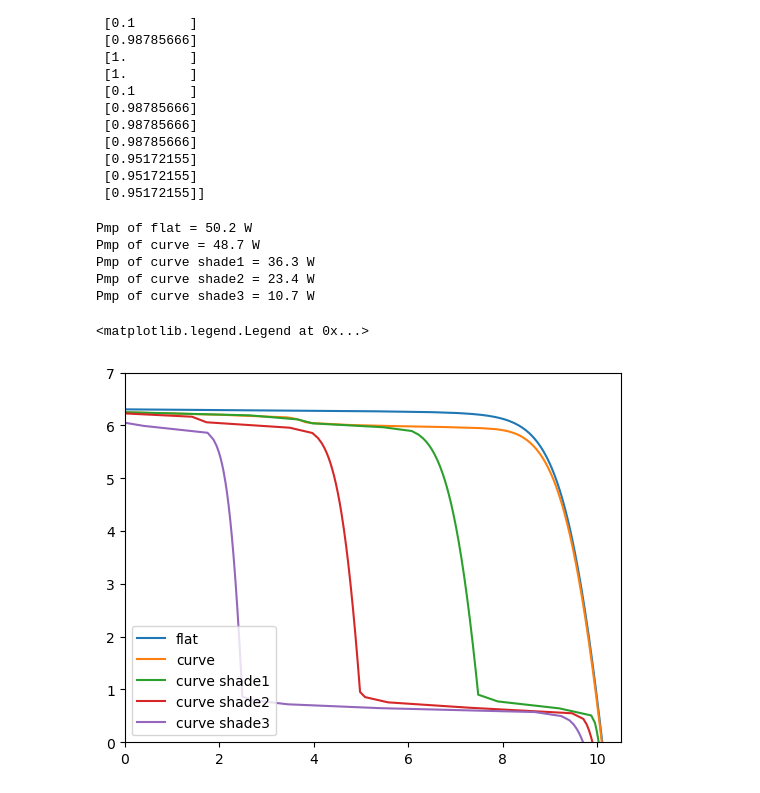
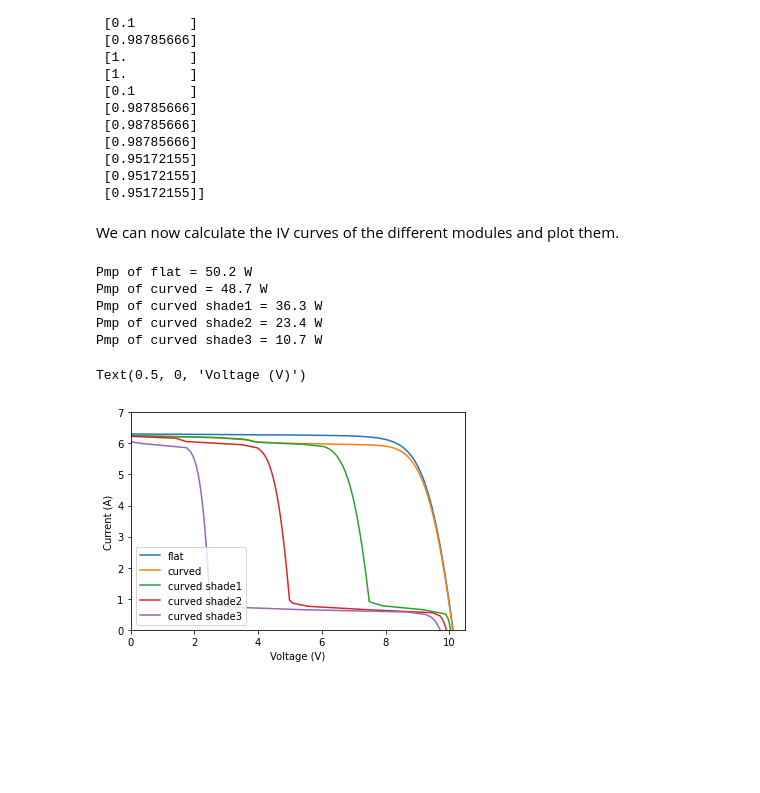
Before and after one commit to martavp/pv-textbook, a Jupyter notebook: Problems/Chapter_11/Problem11.07.ipynb, the cells around one changed output. Drawn from its saved outputs; the diff is of its cells as text; code cells hidden in the pictures; blank space fills up the shorter version.

```diff
--- a/Problems/Chapter_11/Problem11.07.ipynb
+++ b/Problems/Chapter_11/Problem11.07.ipynb
@@ -102,25 +99,29 @@ print(pvmod_curve_shade3.Ee)
  [0.95172155]
  [0.95172155]
  [0.95172155]]
+# %% [markdown]
+We can now calculate the IV curves of the different modules and plot them.
 # %%
 fig, ax = plt.subplots()
 
 list_mods = [pvmod_flat, pvmod_curve, pvmod_curve_shade1, pvmod_curve_shade2, pvmod_curve_shade3]
-list_names_mods = ['flat', 'curve', 'curve shade1', 'curve shade2', 'curve shade3']
+list_names_mods = ['flat', 'curved', 'curved shade1', 'curved shade2', 'curved shade3']
 
 for mod, name_mod in zip(list_mods, list_names_mods):
     ax.plot(mod.Vmod, mod.Imod)
     pmp = pvmm.PVsystem(pvmods=mod, numberStrs=1, numberMods=1).Pmp
     print(f'Pmp of {name_mod} = {pmp:.1f} W')
 
 ax.set_xlim(0, pvmod_curve.numberCells * 0.7)
 ax.set_ylim(0, 7)
 ax.legend(list_names_mods, loc='lower left')
+ax.set_ylabel('Current (A)')
+ax.set_xlabel('Voltage (V)')
 # %% [output]
 Pmp of flat = 50.2 W
-Pmp of curve = 48.7 W
-Pmp of curve shade1 = 36.3 W
-Pmp of curve shade2 = 23.4 W
-Pmp of curve shade3 = 10.7 W
+Pmp of curved = 48.7 W
+Pmp of curved shade1 = 36.3 W
+Pmp of curved shade2 = 23.4 W
+Pmp of curved shade3 = 10.7 W
-<matplotlib.legend.Legend at 0x...>
+Text(0.5, 0, 'Voltage (V)')
-[figure, old version]
+[figure, new version]
```
Also changed, not shown: parts of 6 cells of this notebook, 1 other file.
